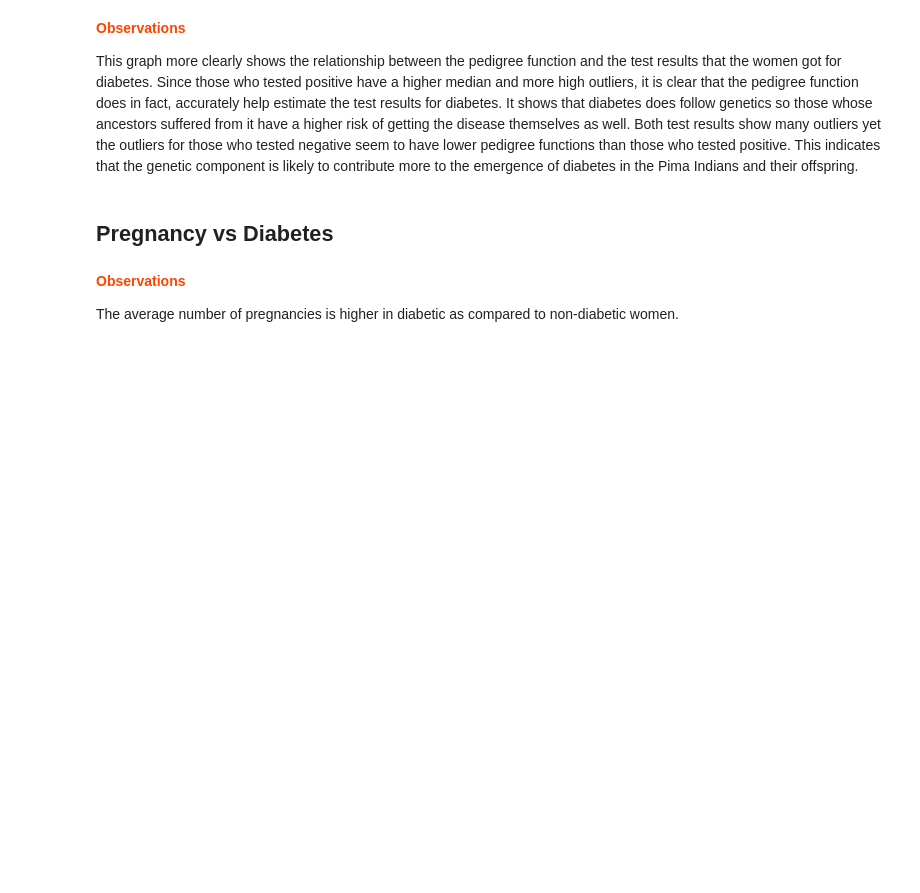
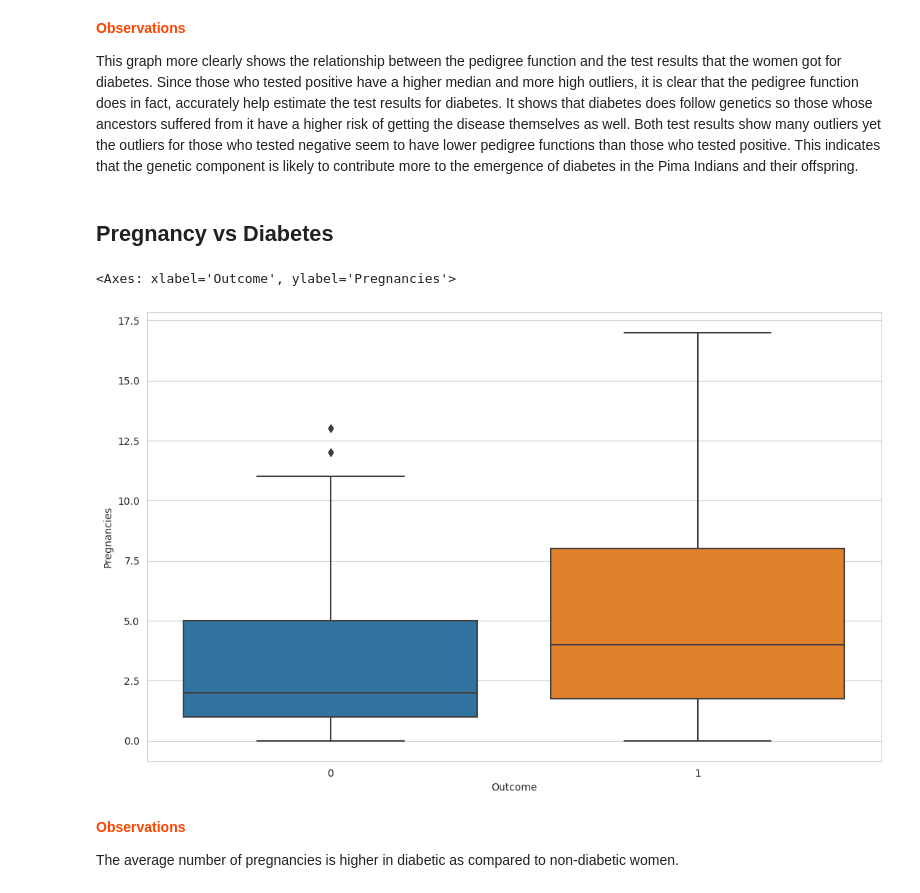
Before and after one commit to honey799/FMML, a Jupyter notebook: Mod3_project.ipynb, the cells around one changed output. Saved outputs shown, nothing was run; the diff lists cells and outputs as text; code cells hidden in the pictures; blank space fills up the shorter version.

```diff
--- a/Mod3_project.ipynb
+++ b/Mod3_project.ipynb
@@ -184,6 +199,11 @@ This graph more clearly shows the relationship between the pedigree function and
 ## Pregnancy vs Diabetes
 # %%
 ## TASK-4: Display a boxplot between the number of Pregnancies and Diabetes.
+plt.figure(figsize=(13,8))
+sns.boxplot(x=diabetes_data['Outcome'], y=diabetes_data['Pregnancies'])
+# %% [output]
+<Axes: xlabel='Outcome', ylabel='Pregnancies'>
+[figure, added]
 # %% [markdown]
 <p style="font-weight: bold;color:#FF4500"><b>Observations</b></p>
 
```
Also changed, not shown: parts of 13 cells of this notebook.
